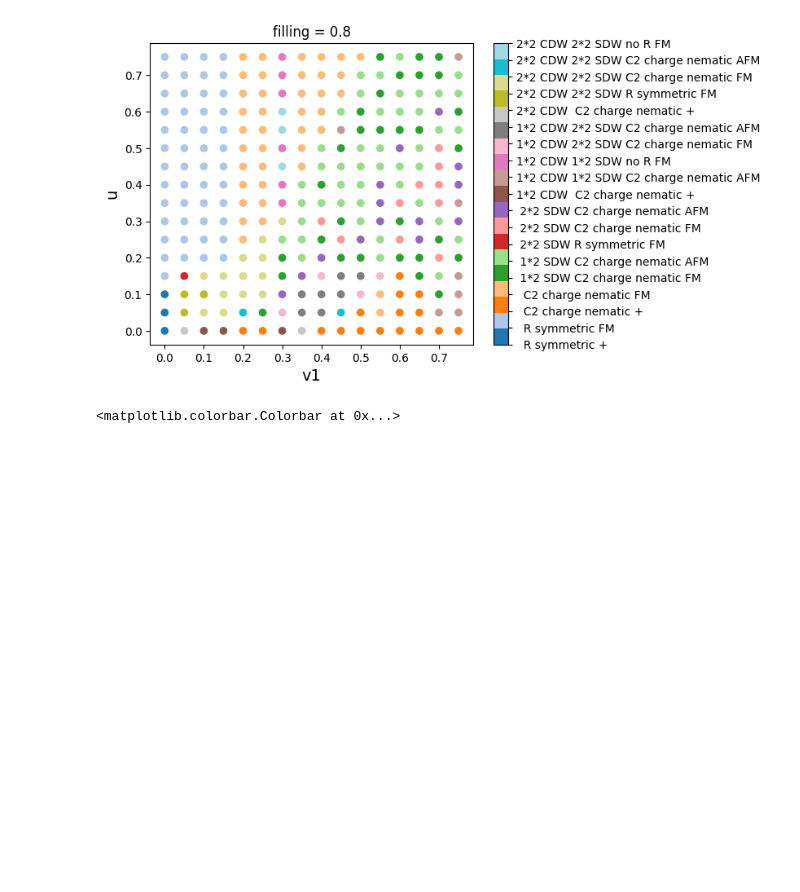
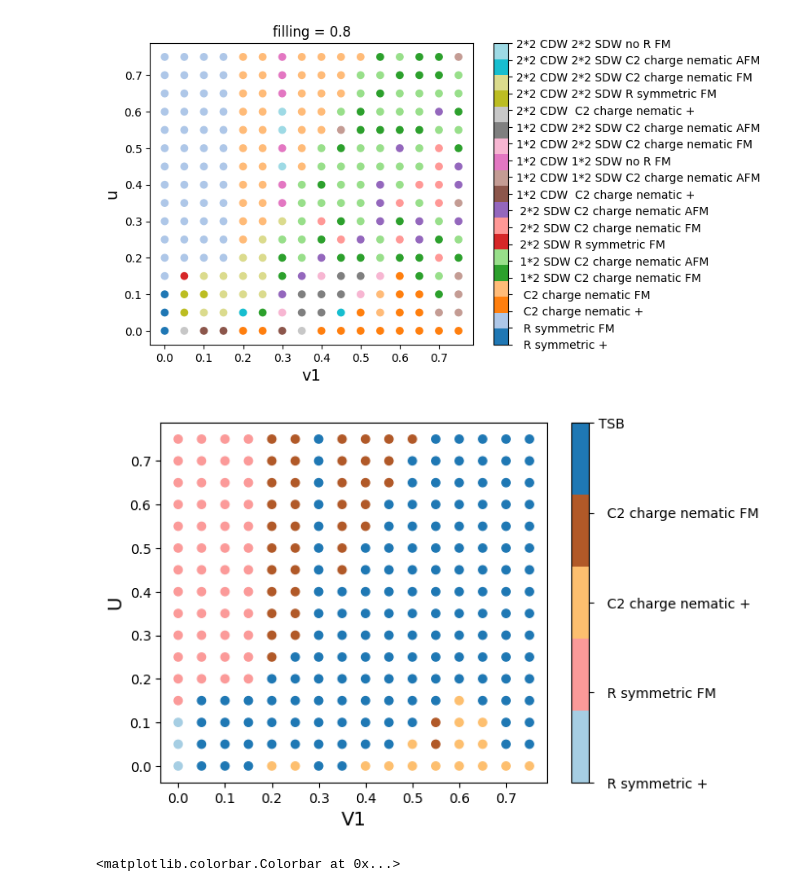
Before and after one commit to yumannhe/SCHF_auto_collinear, a Jupyter notebook: data_analysis/fixed_filling/2_2/phase_diagram_filling_0p8_t_4em4_2_2.ipynb, the cells around one changed output. Cells and saved outputs as stored; diff of their text form; code cells hidden in the pictures; blank space fills up the shorter version.

```diff
--- a/data_analysis/fixed_filling/2_2/phase_diagram_filling_0p8_t_4em4_2_2.ipynb
+++ b/data_analysis/fixed_filling/2_2/phase_diagram_filling_0p8_t_4em4_2_2.ipynb
@@ -240,3 +240,9 @@ plt.title('filling = 0.8')
 # %% [output]
 Text(0.5, 1.0, 'filling = 0.8')
 [figure]
+# %%
+TB_index=np.where(filtered_phase_diagram>3)
+simplified_phase_diagram = filtered_phase_diagram.copy()
+simplified_phase_diagram[TB_index] = 4
+
+simplified_phase_list = unique_phase_name[:4]+['TSB']
@@ -243,3 +251,18 @@ Text(0.5, 1.0, 'filling = 0.8')
+# %%
+paired = plt.get_cmap("Paired").colors
+corlor_index = [0,4,6,11,1]
+color_list = [paired[i] for i in corlor_index]
+
+cmap = ListedColormap(color_list)
+plt.scatter(v1_mesh, u_mesh, c=simplified_phase_diagram, cmap=cmap)
+plt.xlabel('V1', size = '14')
+plt.ylabel('U', size = '14')
+colorbar_ticks = np.arange(len(simplified_phase_list))
+cbar = plt.colorbar()
+cbar.set_ticks(np.arange(len(simplified_phase_list)))
+cbar.set_ticklabels(simplified_phase_list)
+# %% [output]
+[figure, added]
 # %%
 plt.pcolormesh(v1_mesh,u_mesh,sorted_ground_state_e[:,:,0])
 plt.xlabel('V', size = '14')
```
Also changed, not shown: parts of 1 cell of this notebook, 7 other files.
